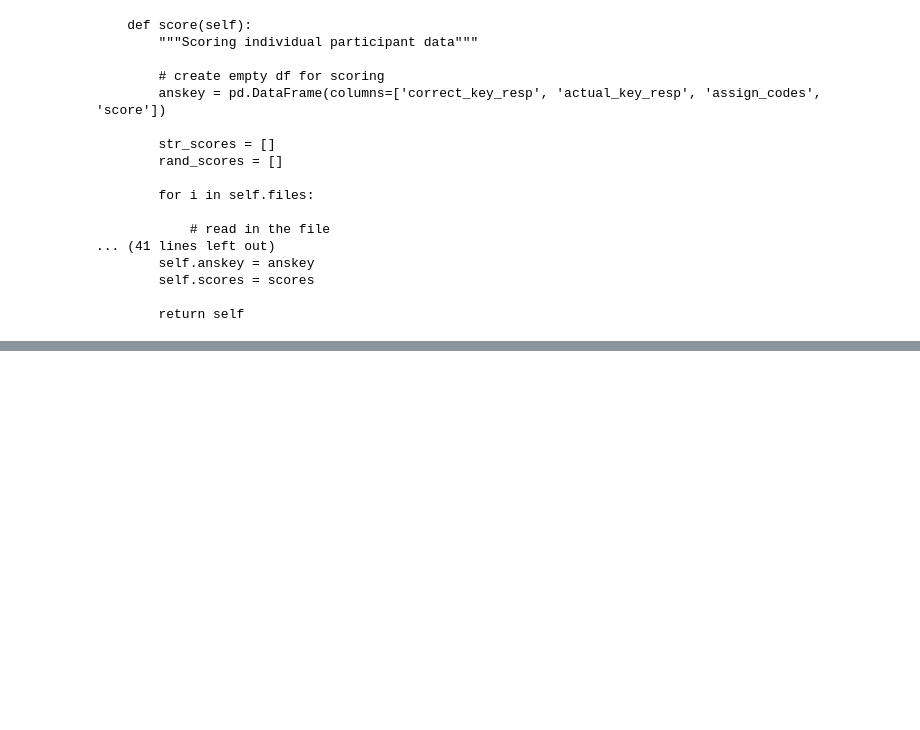
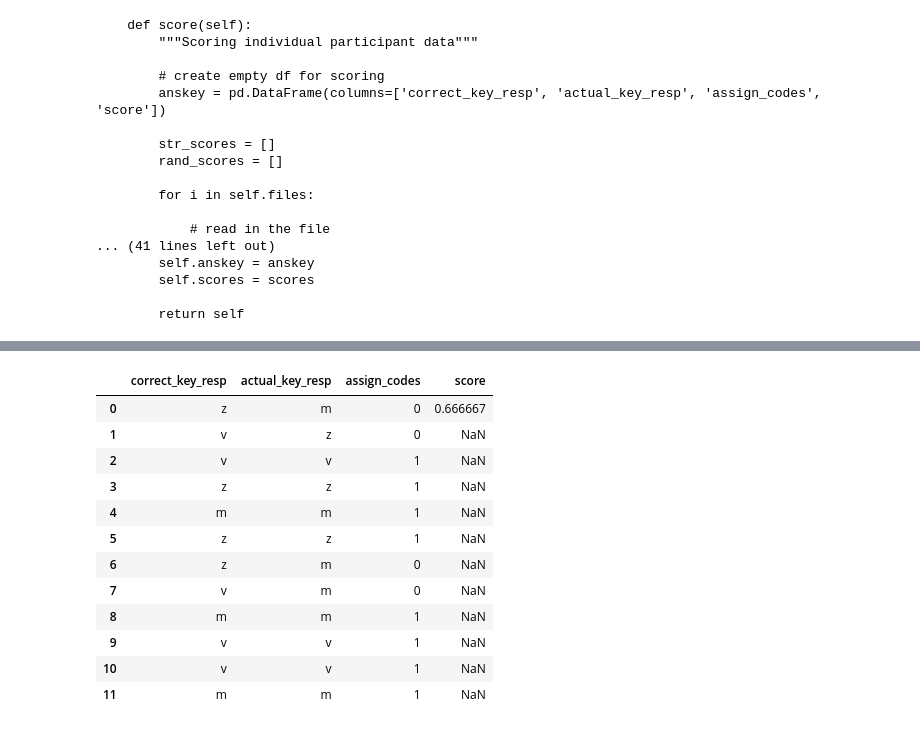
Before and after one commit to w-decker/GaTech_Code, a Jupyter notebook: gatech_code.ipynb, the cells around one changed output, grey strips where cells are left out. Saved outputs shown, nothing was run; the diff lists cells and outputs as text; code cells hidden in the pictures; blank space fills up the shorter version.

```diff
--- a/gatech_code.ipynb
+++ b/gatech_code.ipynb
@@ -290,0 +318,16 @@ data.scores
+# %%
+data.indiv_score(subid='sub-001')
+# %% [output]
+|  | correct_key_resp | actual_key_resp | assign_codes | score |
+| 0 | z | m | 0 | 0.666667 |
+| 1 | v | z | 0 | NaN |
+| 2 | v | v | 1 | NaN |
+| 3 | z | z | 1 | NaN |
+| 4 | m | m | 1 | NaN |
+| 5 | z | z | 1 | NaN |
+| 6 | z | m | 0 | NaN |
+| 7 | v | m | 0 | NaN |
+| 8 | m | m | 1 | NaN |
+| 9 | v | v | 1 | NaN |
+| 10 | v | v | 1 | NaN |
+| 11 | m | m | 1 | NaN |
```
Also changed, not shown: parts of 8 cells of this notebook.
